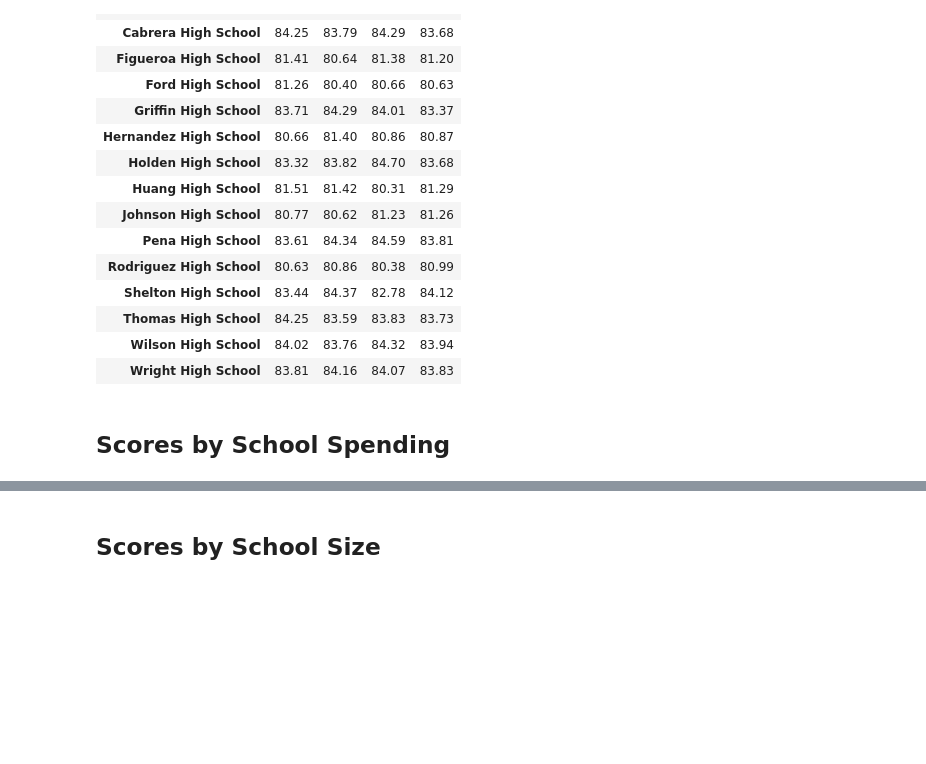
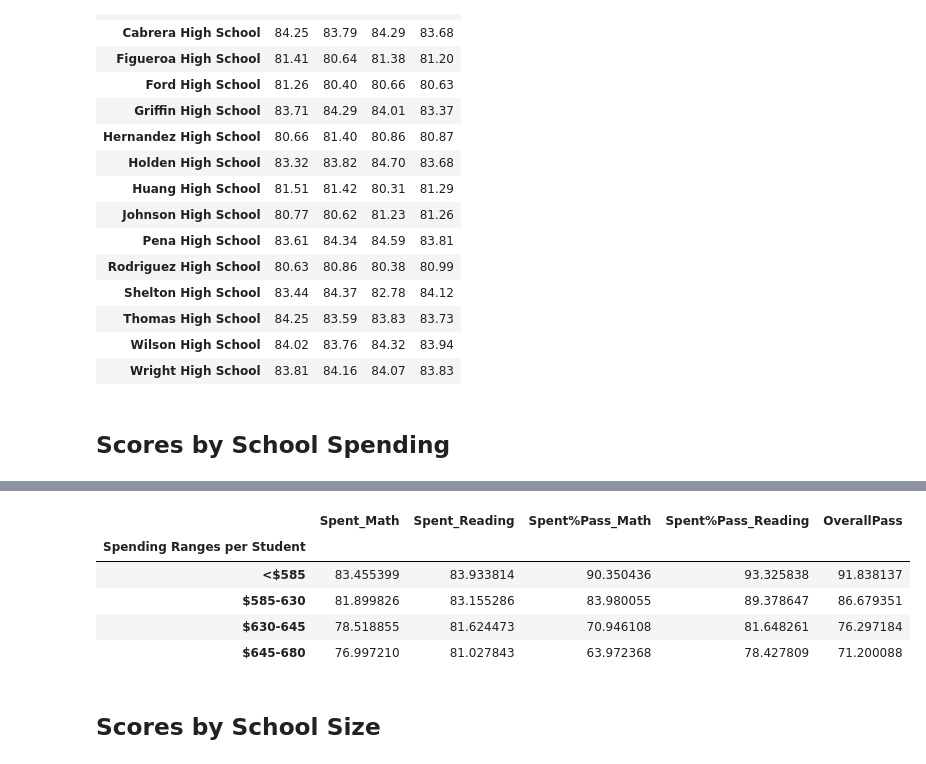
Before and after one commit to PythonPuppy/Module4, a Jupyter notebook: PyCitySchools_homework.ipynb, the cells around one changed output, grey strips where cells are left out. Cells and saved outputs as stored; diff of their text form; code cells hidden in the pictures; blank space fills up the shorter version.

```diff
--- a/PyCitySchools_homework.ipynb
+++ b/PyCitySchools_homework.ipynb
@@ -286,7 +279,7 @@ school_spending_df
 # %%
 #  Calculate averages for the desired columns.
-spending_math_scores = school_spending_df.groupby(["Spending Ranges (Per Student)"])["Average Math Score"].mean()
-spending_reading_scores = school_spending_df.groupby(["Spending Ranges (Per Student)"])["Average Reading Score"].mean()
-spending_passing_math = school_spending_df.groupby(["Spending Ranges (Per Student)"])["% Passing Math"].mean()
-spending_passing_reading = school_spending_df.groupby(["Spending Ranges (Per Student)"])["% Passing Reading"].mean()
-overall_passing_spending = school_spending_df.groupby(["Spending Ranges (Per Student)"])["% Overall Passing"].mean()
+spending_math_scores= binned_spend.groupby(["Spending Ranges per Student"])["Avg. Math Score"].mean()
+spending_reading_scores= binned_spend.groupby(["Spending Ranges per Student"])["Avg. Reading Score"].mean()
+spending_passing_math = binned_spend.groupby(["Spending Ranges per Student"])["% Passing Math"].mean()
+spending_passing_reading = binned_spend.groupby(["Spending Ranges per Student"])["% Passing Reading"].mean()
+overall_passing_spending= binned_spend.groupby(["Spending Ranges per Student"])["Overall Passing Rate"].mean()
@@ -299,3 +286,18 @@ spending_summary
+# %%
+# Assemble into DataFrame
+spending_dataframe = pd.DataFrame({"Spent_Math":spending_math_scores, "Spent_Reading":spending_reading_scores,
+                                     "Spent%Pass_Math":spending_passing_math, "Spent%Pass_Reading":spending_passing_reading,
+                                  "OverallPass":overall_passing_spending})
+
+# Display results
+spending_dataframe
+# %% [output]
+|  | Spent_Math | Spent_Reading | Spent%Pass_Math | Spent%Pass_Reading | OverallPass |
+| Spending Ranges per Student |  |  |  |  |  |
+| <$585 | 83.455399 | 83.933814 | 90.350436 | 93.325838 | 91.838137 |
+| $585-630 | 81.899826 | 83.155286 | 83.980055 | 89.378647 | 86.679351 |
+| $630-645 | 78.518855 | 81.624473 | 70.946108 | 81.648261 | 76.297184 |
+| $645-680 | 76.997210 | 81.027843 | 63.972368 | 78.427809 | 71.200088 |
 # %% [markdown]
 ## Scores by School Size
 # %%
```
Also changed, not shown: parts of 12 cells of this notebook.
